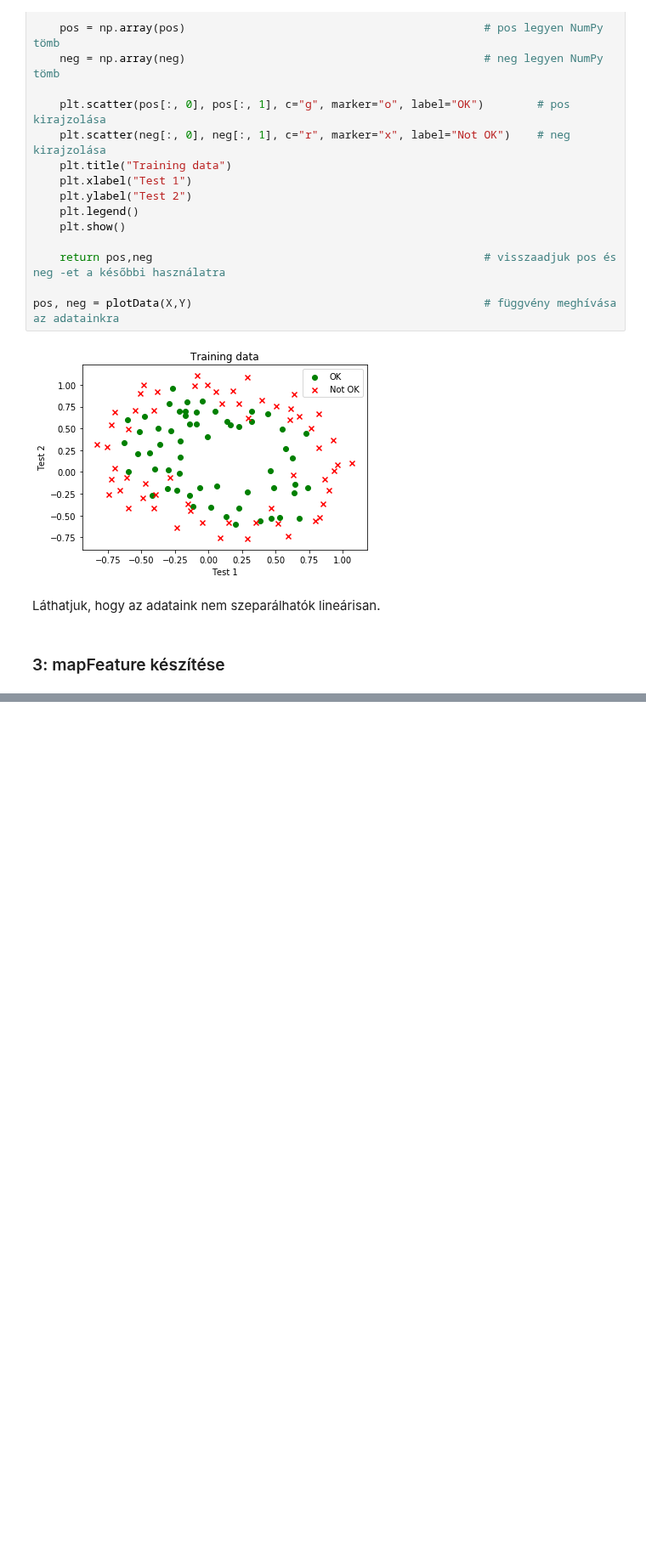
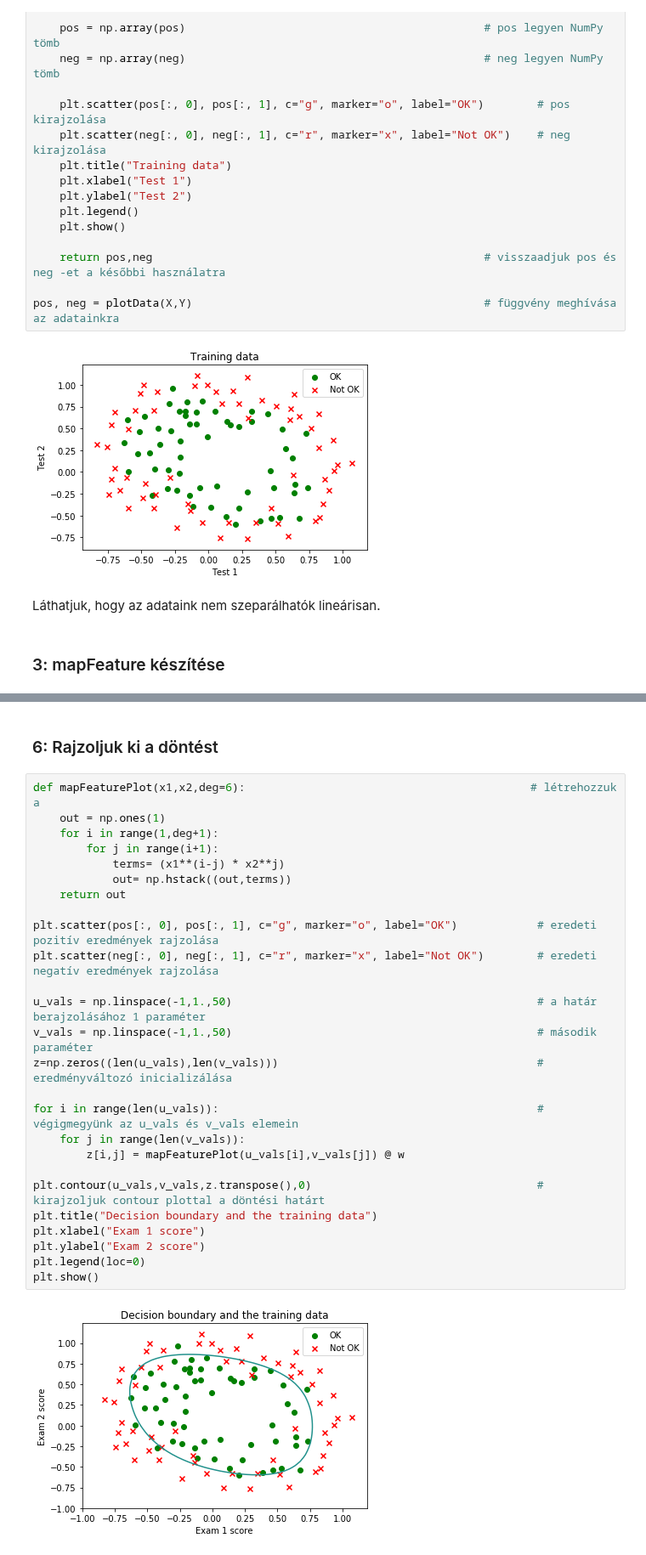
Before and after one commit to Fortuz/MIKRO_lab, a Jupyter notebook: AdaptiveRoboLabor/Jupyter/L04_RegularizedLogisticRegression_NonLin/L04 - Regularized Logistic Regression (NonLinear case).ipynb, the cells around one changed output, grey strips where cells are left out. Shown at 85% size. Cells and saved outputs as stored; diff of their text form; blank space fills up the shorter version.

```diff
--- a/AdaptiveRoboLabor/Jupyter/L04_RegularizedLogisticRegression_NonLin/L04 - Regularized Logistic Regression (NonLinear case).ipynb
+++ b/AdaptiveRoboLabor/Jupyter/L04_RegularizedLogisticRegression_NonLin/L04 - Regularized Logistic Regression (NonLinear case).ipynb
@@ -82,0 +146,30 @@ X=mapFeature(X[:,0],X[:,1])
+# %% [markdown]
+### 6: Rajzoljuk ki a döntést
+# %%
+def mapFeaturePlot(x1,x2,deg=6):                                           # létrehozzuk a
+    out = np.ones(1)
+    for i in range(1,deg+1):
+        for j in range(i+1):
+            terms= (x1**(i-j) * x2**j)
+            out= np.hstack((out,terms))
+    return out
+
+plt.scatter(pos[:, 0], pos[:, 1], c="g", marker="o", label="OK")            # eredeti pozitív eredmények rajzolása
+plt.scatter(neg[:, 0], neg[:, 1], c="r", marker="x", label="Not OK")        # eredeti negatív eredmények rajzolása
+
+u_vals = np.linspace(-1,1.,50)                                              # a határ berajzolásához 1 paraméter
+v_vals = np.linspace(-1,1.,50)                                              # második paraméter
+z=np.zeros((len(u_vals),len(v_vals)))                                       # eredményváltozó inicializálása
+
+for i in range(len(u_vals)):                                                # végigmegyünk az u_vals és v_vals elemein
+    for j in range(len(v_vals)):
+        z[i,j] = mapFeaturePlot(u_vals[i],v_vals[j]) @ w
+
+plt.contour(u_vals,v_vals,z.transpose(),0)                                  # kirajzoljuk contour plottal a döntési határt
+plt.title("Decision boundary and the training data")
+plt.xlabel("Exam 1 score")
+plt.ylabel("Exam 2 score")
+plt.legend(loc=0)
+plt.show()
+# %% [output]
+[figure, added]
```
Also changed, not shown: parts of 5 cells of this notebook.
